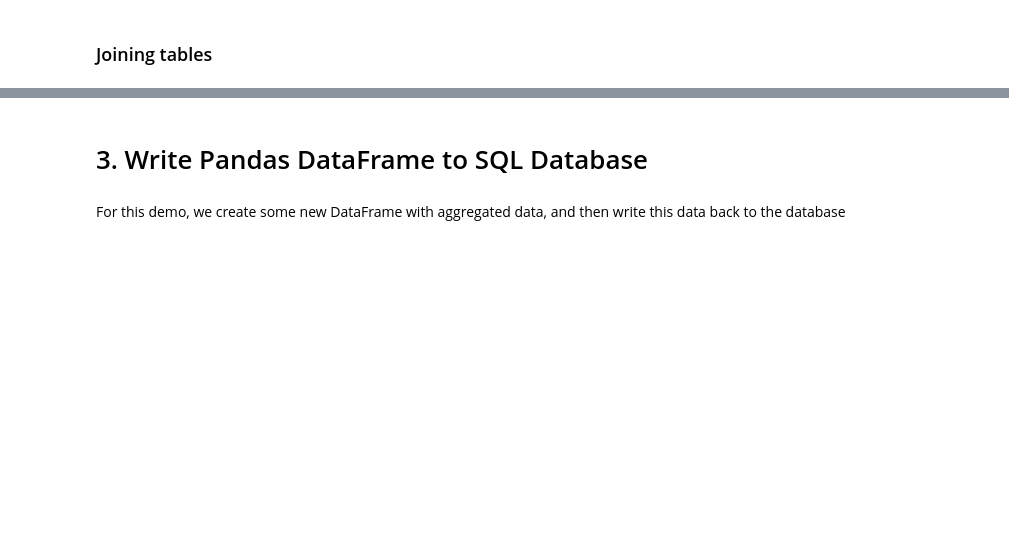
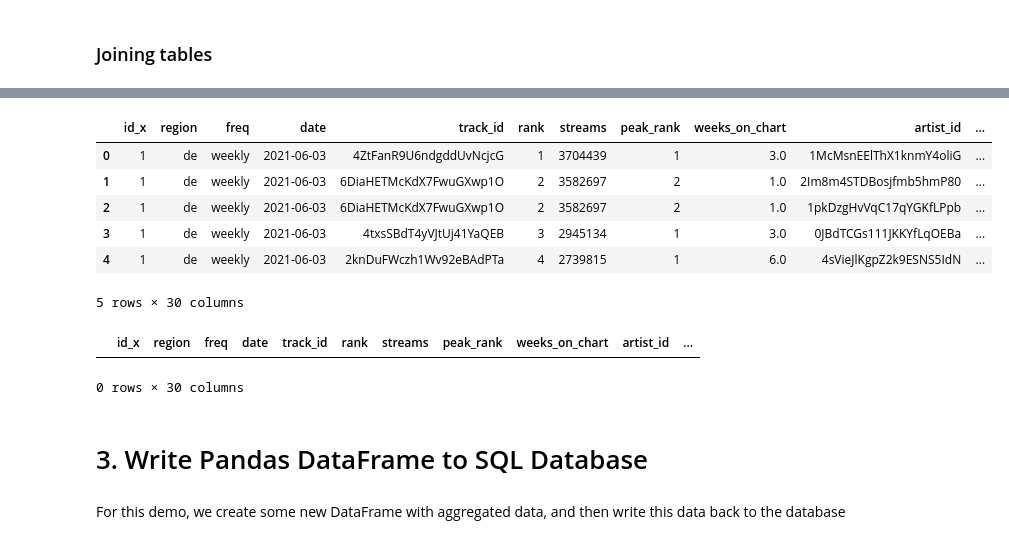
Before and after one commit to Timson1235/clouddocker, a Jupyter notebook: Programming/sql/demo-20250407/demo.ipynb, the cells around one changed output, grey strips where cells are left out. Drawn from its saved outputs; the diff is of its cells as text; code cells hidden in the pictures; blank space fills up the shorter version.

```diff
--- a/Programming/sql/demo-20250407/demo.ipynb
+++ b/Programming/sql/demo-20250407/demo.ipynb
@@ -84,0 +192,11 @@ pd.read_sql(query, con=engine)
+# %%
+# Read in the entire tracks and charts table
+tracks = pd.read_sql('tracks', con=engine)
+charts = pd.read_sql('charts', con=engine)
+# Pandas data exploration
+df = pd.merge(left=charts,
+right=tracks.rename(columns={'id':'track_id'}),
+how='left',
+on='track_id')
+df_germany = df.query("region=='de'")
+df_germany.groupby(['track_id','name']).streams.count().sort_values()
@@ -85,3 +241,26 @@ pd.read_sql(query, con=engine)
+# %%
+query = """SELECT charts.*, tracks_artists.artist_id
+           FROM charts
+           LEFT JOIN tracks_artists
+           ON charts.track_id = tracks_artists.track_id"""
+tracks = pd.read_sql(query, con=engine)
+artists = pd.read_sql('artists', con=engine)
+# %%
+tracks = pd.merge(left=tracks,right= artists, how='left', left_on='artist_id', right_on='id')
+tracks.head()
+# %% [output]
+|  | id_x | region | freq | date | track_id | rank | streams | peak_rank | weeks_on_chart | artist_id | ... |
+| 0 | 1 | de | weekly | 2021-06-03 | 4ZtFanR9U6ndgddUvNcjcG | 1 | 3704439 | 1 | 3.0 | 1McMsnEElThX1knmY4oliG | ... |
+| 1 | 1 | de | weekly | 2021-06-03 | 6DiaHETMcKdX7FwuGXwp1O | 2 | 3582697 | 2 | 1.0 | 2Im8m4STDBosjfmb5hmP80 | ... |
+| 2 | 1 | de | weekly | 2021-06-03 | 6DiaHETMcKdX7FwuGXwp1O | 2 | 3582697 | 2 | 1.0 | 1pkDzgHvVqC17qYGKfLPpb | ... |
+| 3 | 1 | de | weekly | 2021-06-03 | 4txsSBdT4yVJtUj41YaQEB | 3 | 2945134 | 1 | 3.0 | 0JBdTCGs111JKKYfLqOEBa | ... |
+| 4 | 1 | de | weekly | 2021-06-03 | 2knDuFWczh1Wv92eBAdPTa | 4 | 2739815 | 1 | 6.0 | 4sVieJlKgpZ2k9ESNS5IdN | ... |
+5 rows × 30 columns
+# %%
+tracks[(tracks['region'] == 'de') & (tracks['date'] <= '2021-06-03') & (tracks['date'] >= '2021-06-10') & (tracks.pop == '1')].groupby(['track_id','name'])
+# %% [output]
+|  | id_x | region | freq | date | track_id | rank | streams | peak_rank | weeks_on_chart | artist_id | ... |
+0 rows × 30 columns
 # %% [markdown]
 # 3. Write Pandas DataFrame to SQL Database
 # %% [markdown]
```
Also changed, not shown: parts of 23 cells of this notebook, 2 other files.
